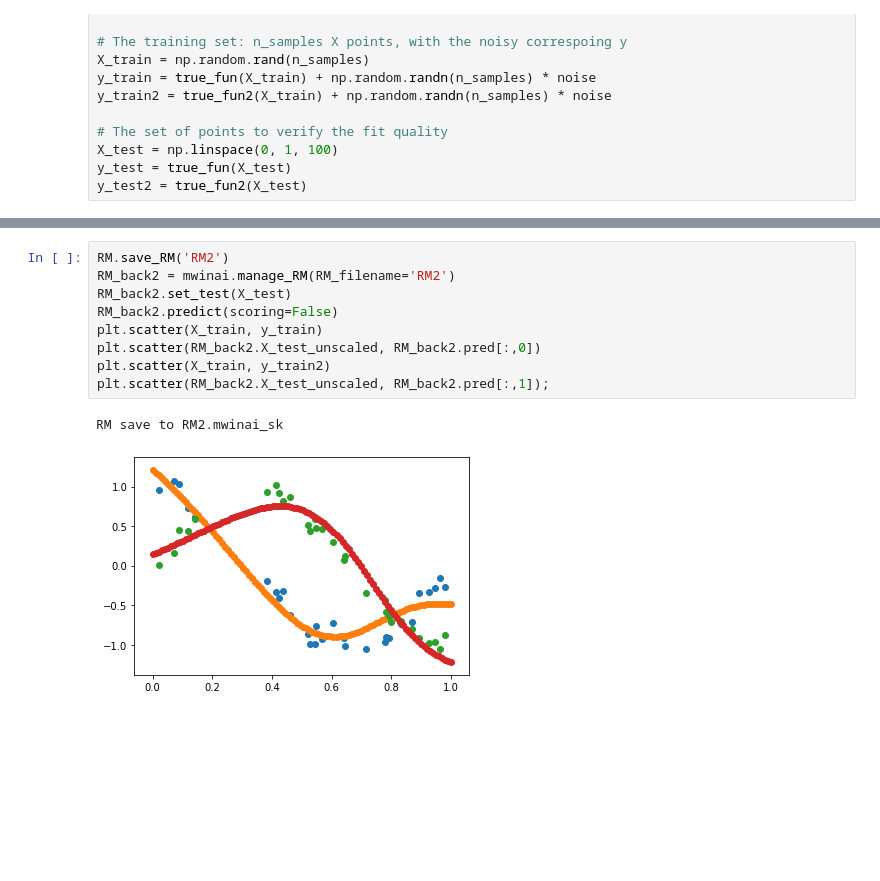
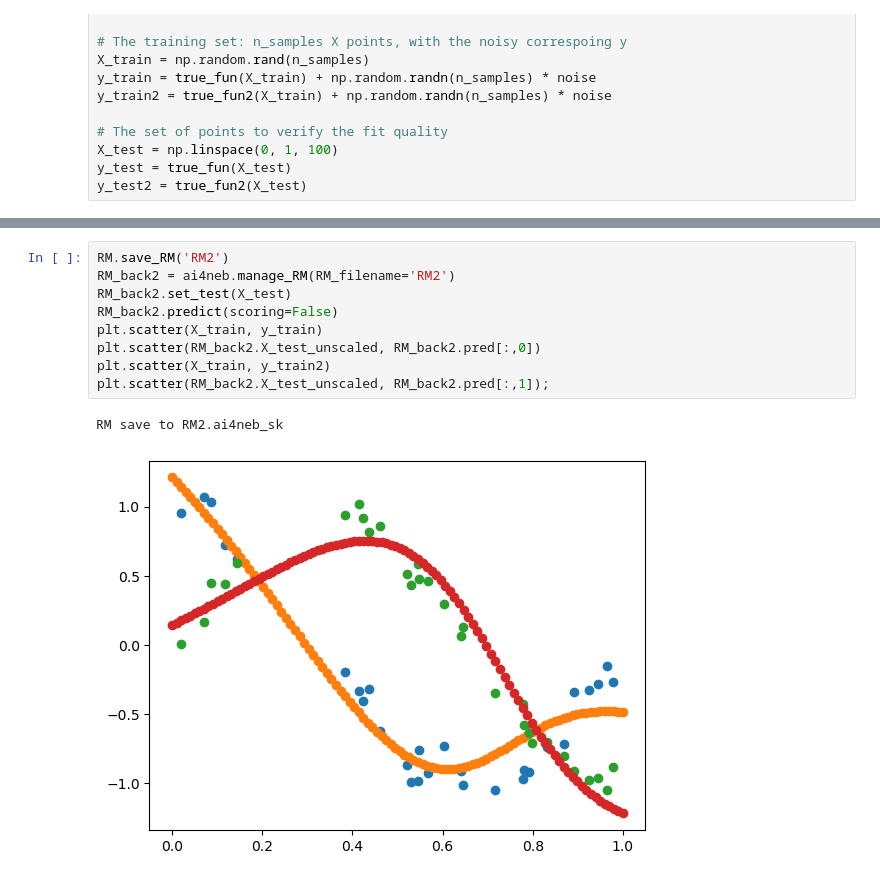
Before and after one commit to Morisset/AI4neb, a Jupyter notebook: docs/SaveRestore.ipynb, the cells around one changed output, grey strips where cells are left out. Drawn from its saved outputs; the diff is of its cells as text; blank space fills up the shorter version.

```diff
--- a/docs/SaveRestore.ipynb
+++ b/docs/SaveRestore.ipynb
@@ -136,15 +137,15 @@ plt.scatter(RM.X_test_unscaled, RM.pred[:,1]);
 # %%
 RM.save_RM('RM2')
-RM_back2 = mwinai.manage_RM(RM_filename='RM2')
+RM_back2 = ai4neb.manage_RM(RM_filename='RM2')
 RM_back2.set_test(X_test)
 RM_back2.predict(scoring=False)
 plt.scatter(X_train, y_train)
 plt.scatter(RM_back2.X_test_unscaled, RM_back2.pred[:,0])
 plt.scatter(X_train, y_train2)
 plt.scatter(RM_back2.X_test_unscaled, RM_back2.pred[:,1]);
 # %% [output]
-RM save to RM2.mwinai_sk
+RM save to RM2.ai4neb_sk
-[figure, old version]
+[figure, new version]
 # %%
 RM = ai4neb.manage_RM(RM_type='K_ANN', X_train=X_train, y_train=y_train, scaling=True,
                       X_test = X_test, y_test=y_test, verbose=True, random_seed=10)
```
Also changed, not shown: parts of 16 cells of this notebook, 2 other files.
